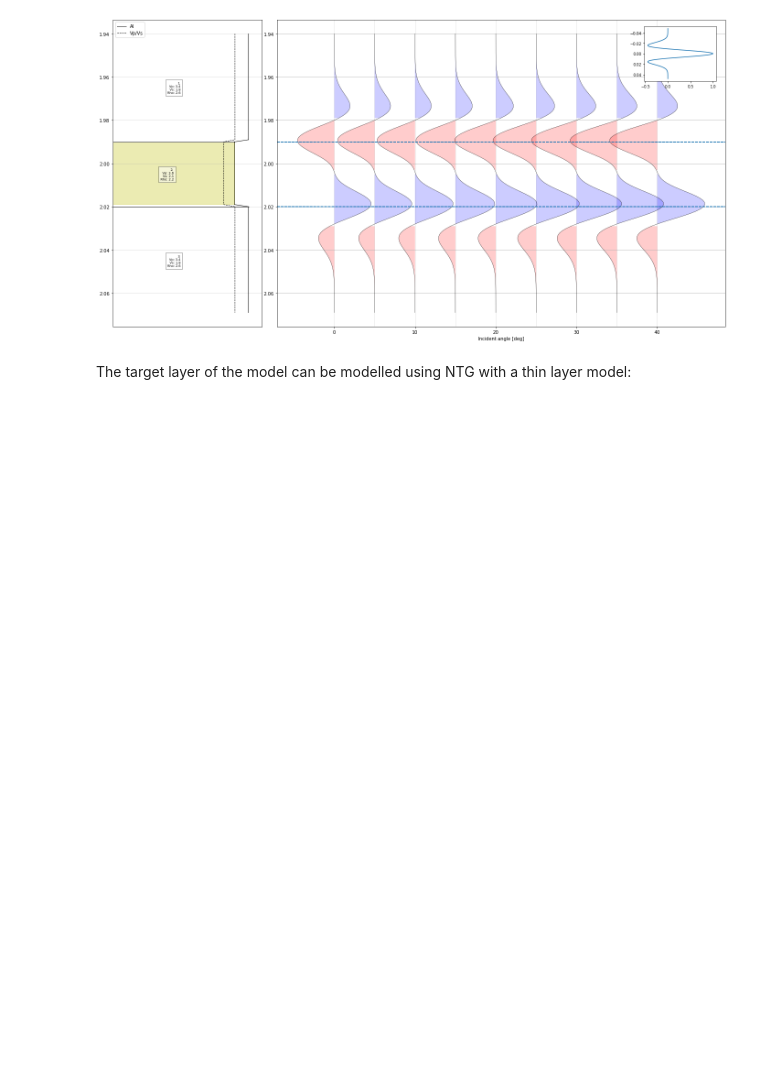
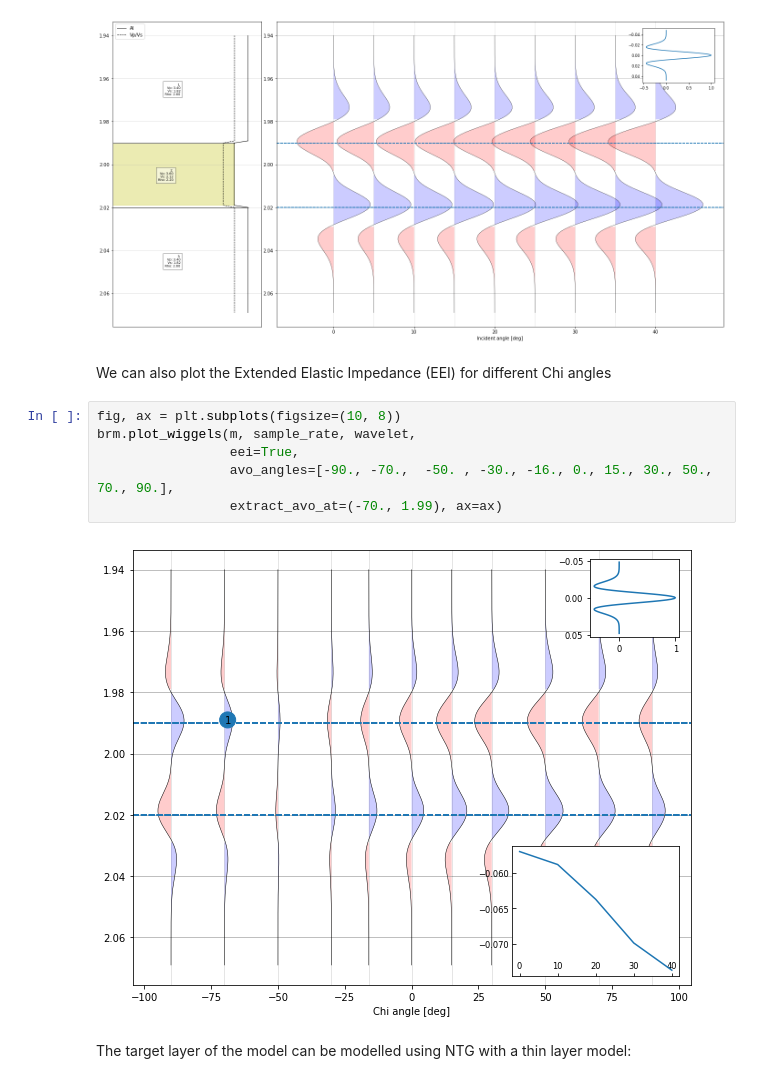
Before and after one commit to emblixt/blixt_rp, a Jupyter notebook: Simple seismic modeling.ipynb, the cells around one changed output. Saved outputs shown, nothing was run; the diff lists cells and outputs as text; blank space fills up the shorter version.

```diff
--- a/Simple seismic modeling.ipynb
+++ b/Simple seismic modeling.ipynb
@@ -51,6 +51,16 @@ brm.plot_wiggels(m, sample_rate, wavelet,
                  ax=ax1)
 # %% [output]
 [figure]
+# %% [markdown]
+We can also plot the Extended Elastic Impedance (EEI) for different Chi angles
+# %%
+fig, ax = plt.subplots(figsize=(10, 8))
+brm.plot_wiggels(m, sample_rate, wavelet,
+                 eei=True,
+                 avo_angles=[-90., -70.,  -50. , -30., -16., 0., 15., 30., 50., 70., 90.],
+                 extract_avo_at=(-70., 1.99), ax=ax)
+# %% [output]
+[figure, added]
 # %% [markdown]
 The target layer of the model can be modelled using NTG with a thin layer model:
 # %%
```
Also changed, not shown: parts of 16 cells of this notebook, 11 other files.
